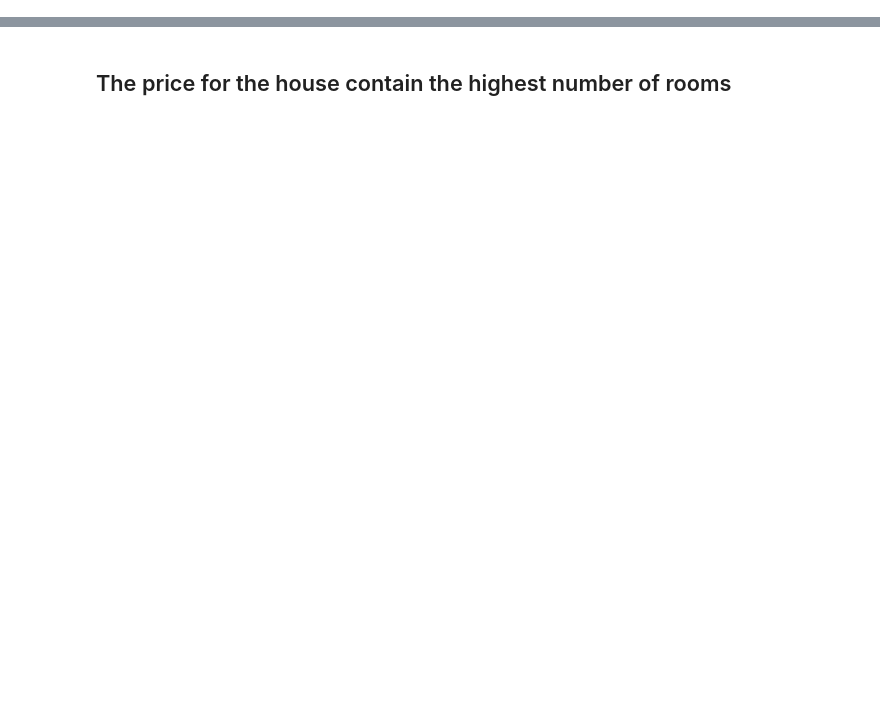
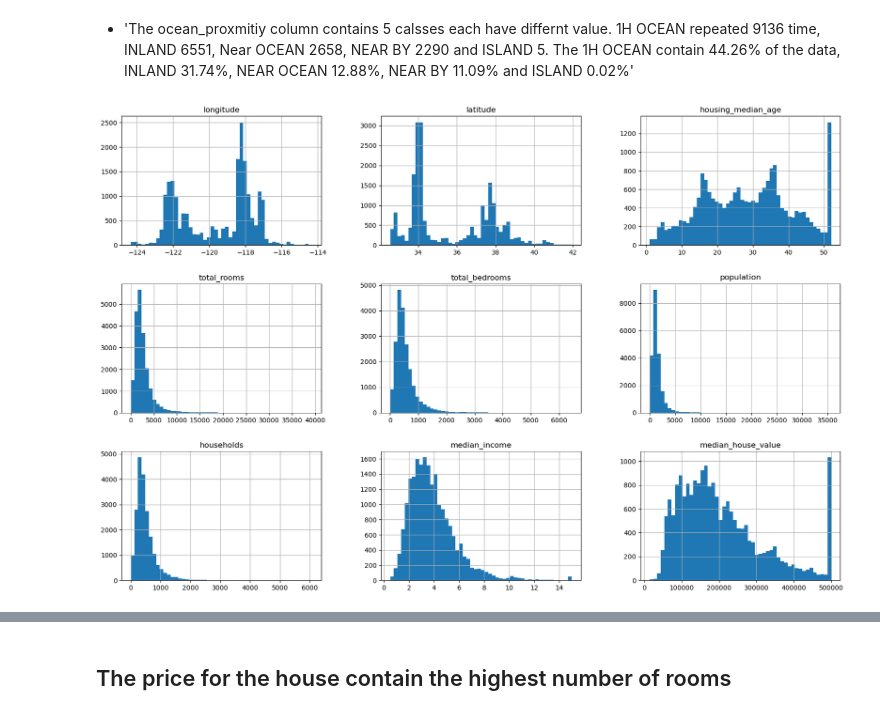
Before and after one commit to AbdulrahmanAlShaweesh/house-pricing-production, a Jupyter notebook: House-pricing-prediction.ipynb, the cells around one changed output, grey strips where cells are left out. Saved outputs shown, nothing was run; the diff lists cells and outputs as text; code cells hidden in the pictures; blank space fills up the shorter version.

```diff
--- a/House-pricing-prediction.ipynb
+++ b/House-pricing-prediction.ipynb
@@ -185,0 +33,2 @@ house_dataset[house_dataset['bathrooms'] == house_dataset['bathrooms'].max()]
+# %%
+house_pricing_df = pd.read_csv("housing.csv")   # Read the dataset from csv file
@@ -185,0 +138,3 @@ house_dataset[house_dataset['bathrooms'] == house_dataset['bathrooms'].max()]
+# %%
+# replacing the <1H OCEAN with 1H OCEAN
+house_pricing_df['ocean_proximity'] = house_pricing_df['ocean_proximity'].replace('<1H OCEAN','1H OCEAN')
@@ -185,0 +167,7 @@ house_dataset[house_dataset['bathrooms'] == house_dataset['bathrooms'].max()]
+# %% [markdown]
+* 'The ocean_proxmitiy column contains 5 calsses each have differnt value. 1H OCEAN repeated 9136 time, INLAND 6551, Near OCEAN 2658, NEAR BY 2290 and ISLAND 5. The 1H OCEAN contain 44.26% of the data, INLAND 31.74%, NEAR OCEAN 12.88%, NEAR BY 11.09% and ISLAND 0.02%'
+# %%
+# histogram distrbution for the numberical data
+house_pricing_df.hist(bins=50, figsize=(20,13));
+# %% [output]
+[figure, added]
```
Also changed, not shown: parts of 82 cells of this notebook.
